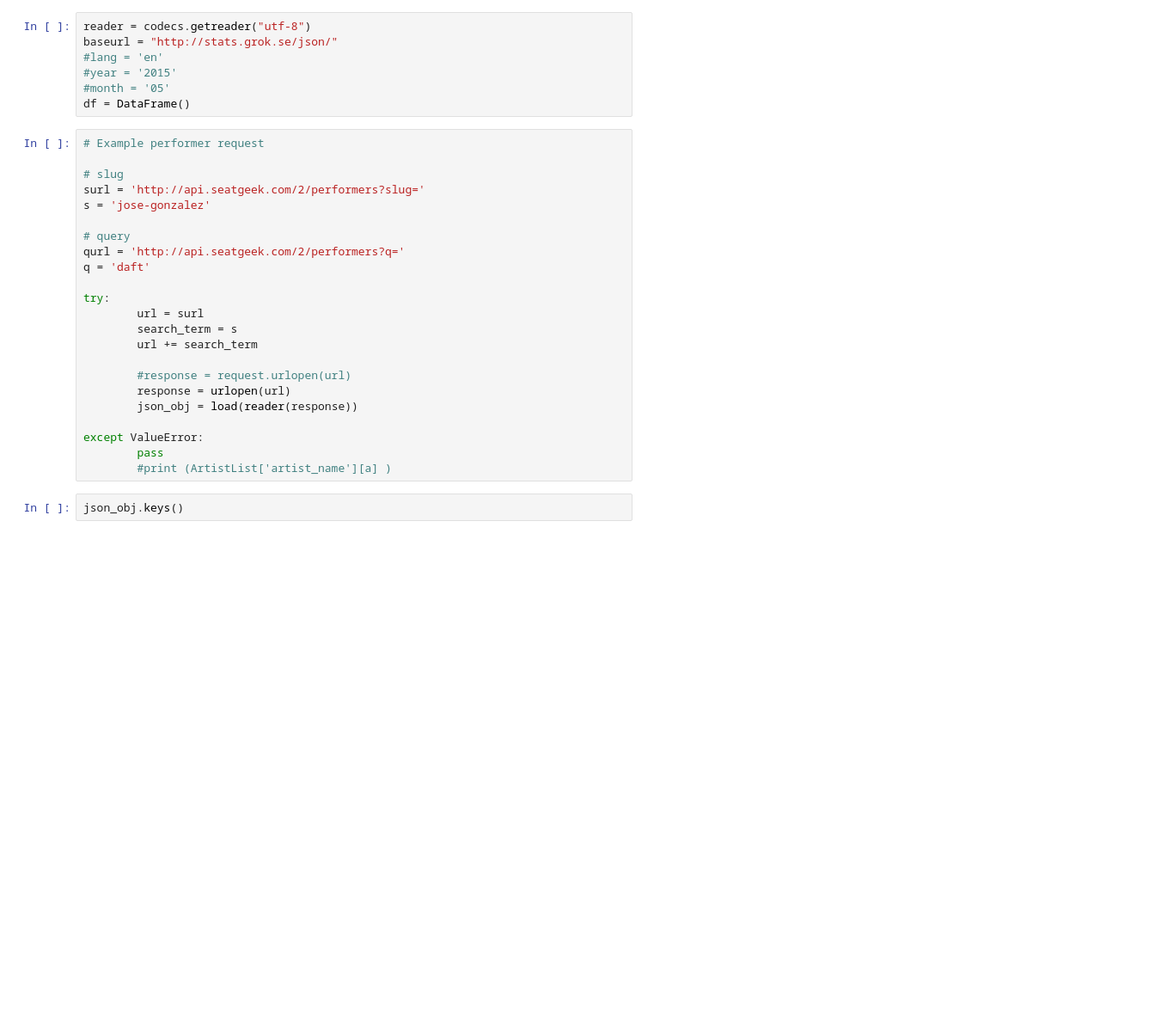
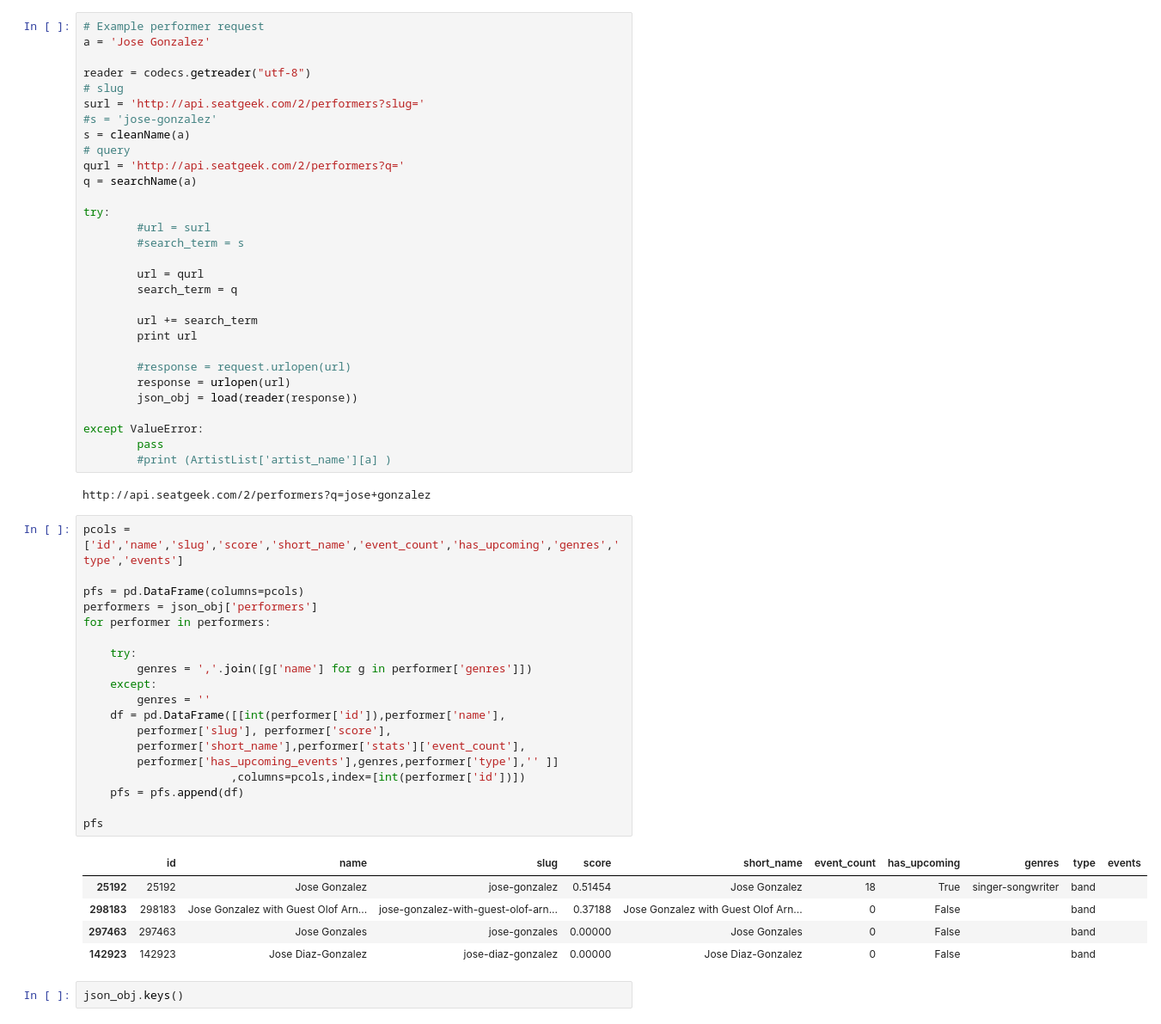
Before and after one commit to trxw/CDIPS_PandoraTeam, a Jupyter notebook: seatgeek_scraper.ipynb, the cells around one changed output. Shown at 86% size. Cells and saved outputs as stored; diff of their text form; blank space fills up the shorter version.

Commit message:
Added generation of a concert table in the seatgeek script.

```diff
--- a/seatgeek_scraper.ipynb
+++ b/seatgeek_scraper.ipynb
@@ -87,28 +100,28 @@ See the the caveats in the documentation: http://pandas.pydata.org/pandas-docs/s
 | 3 | Saul Viera | 10 | Saul-Viera |
 | 4 | Romantics | 9 | Romantics |
 | 5 | Will Talk | 9 | Will-Talk |
-# %%
-reader = codecs.getreader("utf-8")
-baseurl = "http://stats.grok.se/json/"
-#lang = 'en'
-#year = '2015'
-#month = '05'
-df = DataFrame()
 # %%
 # Example performer request
+a = 'Jose Gonzalez'
 
+reader = codecs.getreader("utf-8")
 # slug
 surl = 'http://api.seatgeek.com/2/performers?slug='
-s = 'jose-gonzalez'
-
+#s = 'jose-gonzalez'
+s = cleanName(a)
 # query
 qurl = 'http://api.seatgeek.com/2/performers?q='
-q = 'daft'
+q = searchName(a)
 
 try:
-        url = surl
-        search_term = s
+        #url = surl
+        #search_term = s
+
+        url = qurl
+        search_term = q
+
         url += search_term
+        print url
 
         #response = request.urlopen(url)
         response = urlopen(url)
@@ -117,6 +130,33 @@ try:
 except ValueError:
         pass
         #print (ArtistList['artist_name'][a] )
+# %% [output]
+http://api.seatgeek.com/2/performers?q=jose+gonzalez
+# %%
+pcols = ['id','name','slug','score','short_name','event_count','has_upcoming','genres','type','events']
+
+pfs = pd.DataFrame(columns=pcols)
+performers = json_obj['performers']
+for performer in performers:
+
+    try:
+        genres = ','.join([g['name'] for g in performer['genres']])
+    except:
+        genres = ''
+    df = pd.DataFrame([[int(performer['id']),performer['name'],
+        performer['slug'], performer['score'],
+        performer['short_name'],performer['stats']['event_count'],
+        performer['has_upcoming_events'],genres,performer['type'],'' ]]
+                      ,columns=pcols,index=[int(performer['id'])])
+    pfs = pfs.append(df)
+
+pfs
+# %% [output]
+|  | id | name | slug | score | short_name | event_count | has_upcoming | genres | type | events |
+| 25192 | 25192 | Jose Gonzalez | jose-gonzalez | 0.51454 | Jose Gonzalez | 18 | True | singer-songwriter | band |  |
+| 298183 | 298183 | Jose Gonzalez with Guest Olof Arn... | jose-gonzalez-with-guest-olof-arn... | 0.37188 | Jose Gonzalez with Guest Olof Arn... | 0 | False |  | band |  |
+| 297463 | 297463 | Jose Gonzales | jose-gonzales | 0.00000 | Jose Gonzales | 0 | False |  | band |  |
+| 142923 | 142923 | Jose Diaz-Gonzalez | jose-diaz-gonzalez | 0.00000 | Jose Diaz-Gonzalez | 0 | False |  | band |  |
 # %%
 json_obj.keys()
 # %% [output]
```
Also changed, not shown: parts of 23 cells of this notebook.
